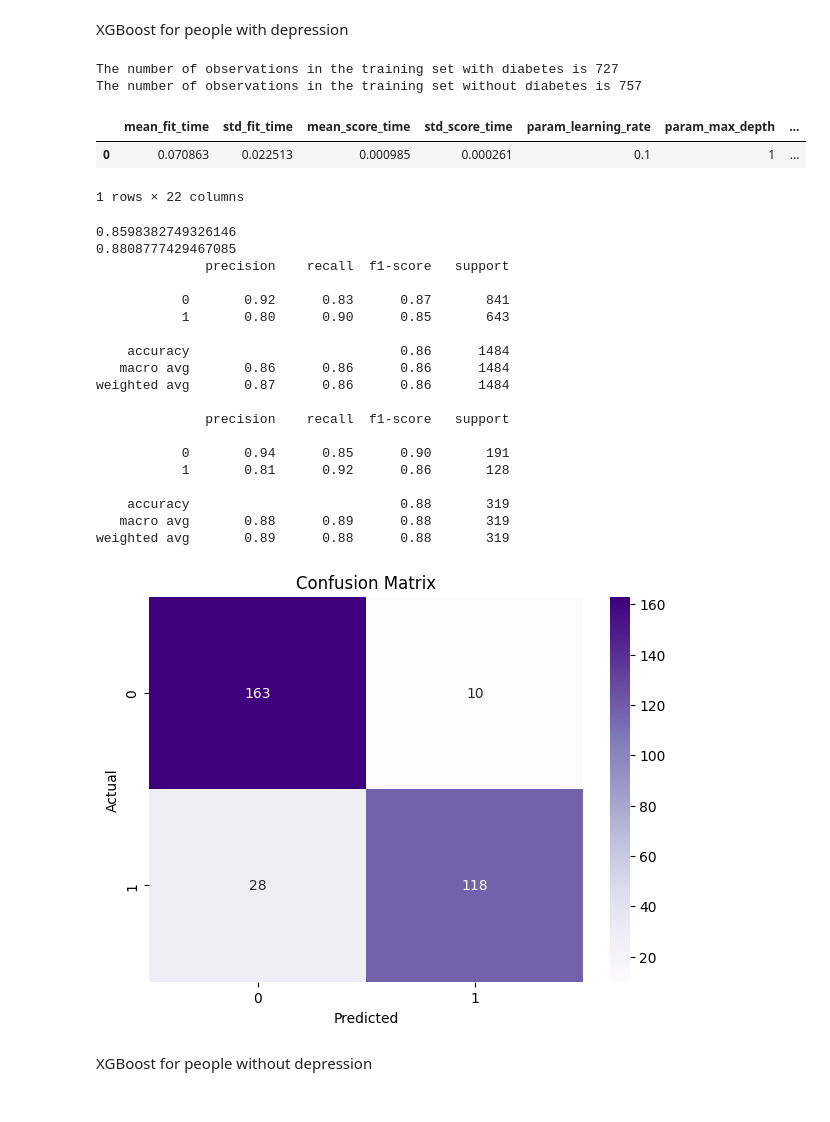
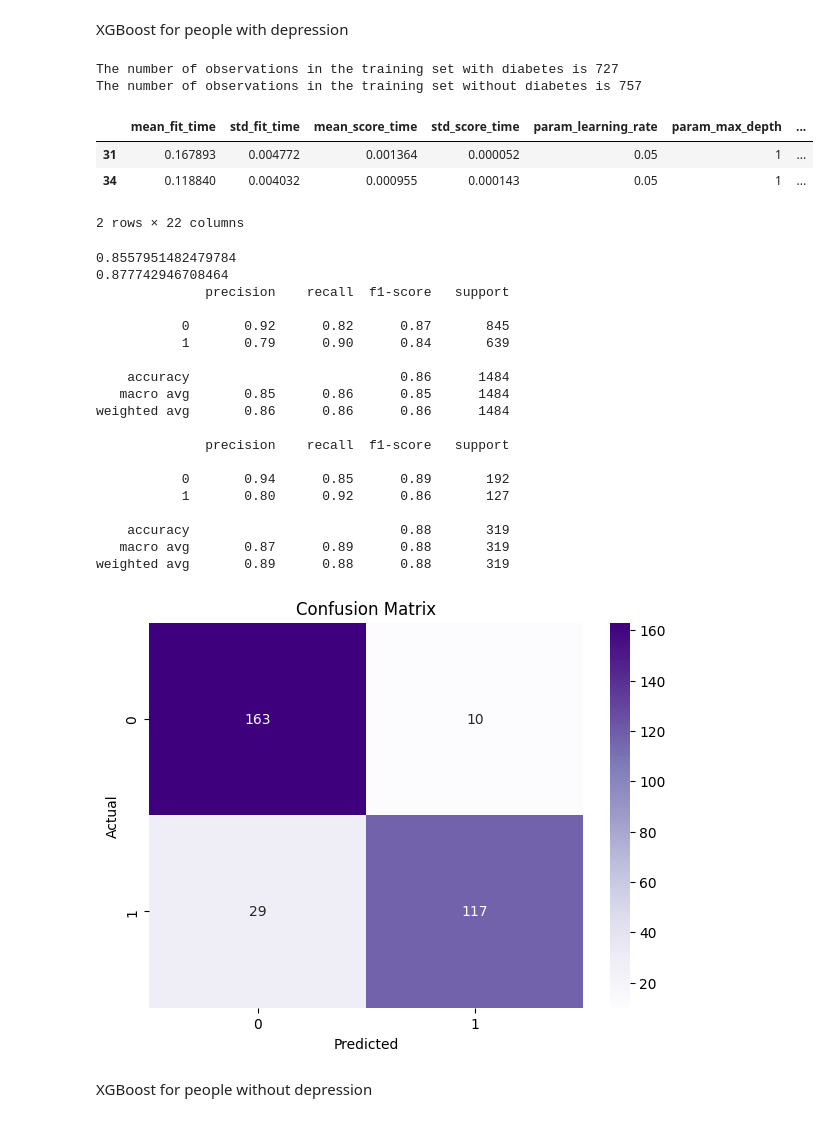
Before and after one commit to Yutong-Lu/A-Machine-Learning-Approach-for-Diabetes-Prediction-in-the-Canadian-Population, a Jupyter notebook: Updated_FINAL.ipynb, the cells around one changed output. Saved outputs shown, nothing was run; the diff lists cells and outputs as text; code cells hidden in the pictures.

```diff
--- a/Updated_FINAL.ipynb
+++ b/Updated_FINAL.ipynb
@@ -987,38 +995,39 @@ print(f'The number of observations in the training set without diabetes is {sum(
 # Imputation
 imputer = IterativeImputer(max_iter=10, random_state=42)
 X_train_filled_mice = imputer.fit_transform(X_train)
 X_val_filled_mice = imputer.transform(X_val)
 X_test_filled_mice = imputer.transform(X_test)
 
 # Initializing the Gradient Boosting Classifier with specified parameters
 model = GradientBoostingClassifier(n_estimators=100, learning_rate=1.0, max_depth=1)
 
 # Defining the hyperparameters to be tuned using GridSearchCV
 param_dist = {
-    "n_estimators" : [100, 200],
+    "n_estimators" : [100, 150, 200],
     "max_depth" : [1, 3, 5],
-    "min_samples_leaf" : [25, 50],
-    "learning_rate" : [.1,  .2]
+    "min_samples_leaf" : [10, 15, 20],
+    "learning_rate" : [0.01, 0.05, 0.1]
 }
 
 # Using StratifiedKFold for cross-validation, ensuring each fold has the same proportion of observations with each target value
 skf = StratifiedKFold(n_splits=10)
 
 # Setting up the GridSearchCV to find the best hyperparameters for the Gradient Boosting model
 random_search = GridSearchCV(model, param_grid=param_dist, cv=skf)
 
 # Fitting the GridSearchCV on the training data
 random_search.fit(X_val_filled_mice, y_val)
 
 # Storing and displaying the results of the grid search
 results = pd.DataFrame(random_search.cv_results_)
 results[results['rank_test_score'] == 1]
 # %% [output]
 The number of observations in the training set with diabetes is 727
 The number of observations in the training set without diabetes is 757
 |  | mean_fit_time | std_fit_time | mean_score_time | std_score_time | param_learning_rate | param_max_depth | ... |
-| 0 | 0.070863 | 0.022513 | 0.000985 | 0.000261 | 0.1 | 1 | ... |
+| 31 | 0.167893 | 0.004772 | 0.001364 | 0.000052 | 0.05 | 1 | ... |
+| 34 | 0.118840 | 0.004032 | 0.000955 | 0.000143 | 0.05 | 1 | ... |
-1 rows × 22 columns
+2 rows × 22 columns
 # %%
 # Updating the model's parameters with the best ones found from GridSearchCV
 model = model.set_params(**random_search.best_params_)
@@ -1049,24 +1058,24 @@ plt.ylabel('Actual')
 plt.title('Confusion Matrix')
 plt.show()
 # %% [output]
-0.8598382749326146
-0.8808777429467085
+0.8557951482479784
+0.877742946708464
               precision    recall  f1-score   support
 
-           0       0.92      0.83      0.87       841
-           1       0.80      0.90      0.85       643
+           0       0.92      0.82      0.87       845
+           1       0.79      0.90      0.84       639
 
     accuracy                           0.86      1484
-   macro avg       0.86      0.86      0.86      1484
-weighted avg       0.87      0.86      0.86      1484
+   macro avg       0.85      0.86      0.85      1484
+weighted avg       0.86      0.86      0.86      1484
 
               precision    recall  f1-score   support
 
-           0       0.94      0.85      0.90       191
-           1       0.81      0.92      0.86       128
+           0       0.94      0.85      0.89       192
+           1       0.80      0.92      0.86       127
 
     accuracy                           0.88       319
-   macro avg       0.88      0.89      0.88       319
+   macro avg       0.87      0.89      0.88       319
 weighted avg       0.89      0.88      0.88       319
 [figure]
 # %% [markdown]
```
Also changed, not shown: parts of 22 cells of this notebook.
